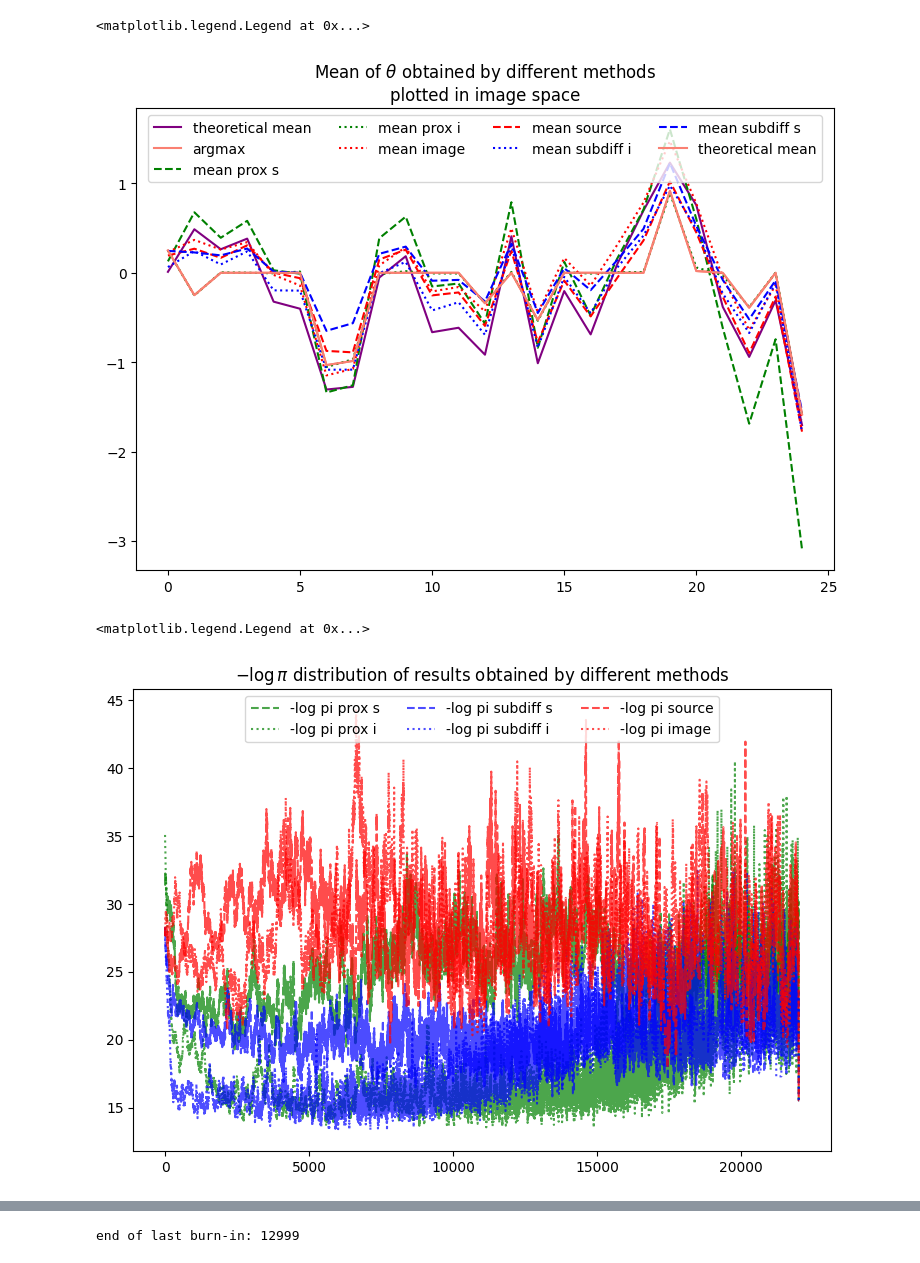
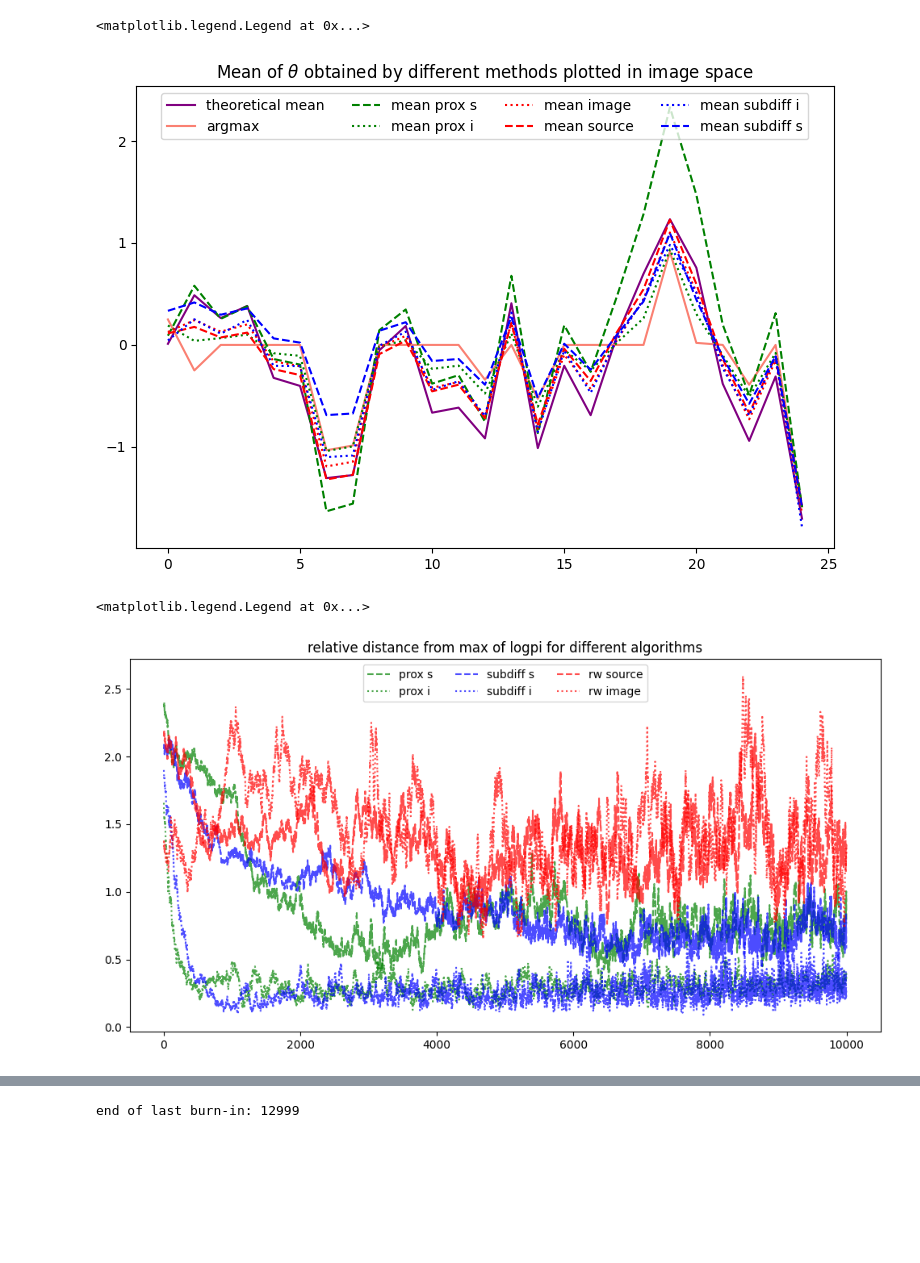
Before and after one commit to vetlerl/mcmc-epidemic, a Jupyter notebook: toy_example_graphics_new.ipynb, the cells around one changed output, grey strips where cells are left out. Cells and saved outputs as stored; diff of their text form; code cells hidden in the pictures; blank space fills up the shorter version.

```diff
--- a/toy_example_graphics_new.ipynb
+++ b/toy_example_graphics_new.ipynb
@@ -80,0 +110,18 @@ ax.legend(ncols=4)
+# %%
+data_rwimage= np.load("stuff/toymodel2MILrw_image.npz")
+theta_tab_rwimage = data_rwimage["theta_tab"]
+accepts_rwimage   = data_rwimage["accepts"]
+gammas_rwimage    = data_rwimage["gammas"]
+end_burnin_rwimage=data_rwimage["end_burnin"]
+# %%
+data_subdiffsource= np.load("stuff/toymodel2MILsubdiff_source.npz")
+theta_tab_subdiffsource = data_subdiffsource["theta_tab"]
+accepts_subdiffsource   = data_subdiffsource["accepts"]
+gammas_subdiffsource    = data_subdiffsource["gammas"]
+end_burnin_subdiffsource=data_subdiffsource["end_burnin"]
+# %%
+data_subdiffimage= np.load("stuff/toymodel2MILsubdiff_image.npz")
+theta_tab_subdiffimage = data_subdiffimage["theta_tab"]
+accepts_subdiffimage   = data_subdiffimage["accepts"]
+gammas_subdiffimage    = data_subdiffimage["gammas"]
+end_burnin_subdiffimage=data_subdiffimage["end_burnin"]
@@ -80,0 +158,12 @@ ax.legend(ncols=4)
+# %%
+#theta mean obtained from simulation
+
+mu, _ = ComputeMeans(T, Lambda, Y, a, b)
+x,  _  = ComputeArgmax(T, Lambda, Y, a, b)
+
+mean_proxsource = theta_tab_proxsource[end_burnin_proxsource:].mean(axis=0)
+mean_proximage = theta_tab_proximage[end_burnin_proximage:].mean(axis=0)
+mean_rwsource = theta_tab_rwsource[end_burnin_rwsource:].mean(axis=0)
+mean_rwimage = theta_tab_rwimage[end_burnin_rwimage:].mean(axis=0)
+mean_subdiffsource = theta_tab_subdiffsource[end_burnin_subdiffsource:].mean(axis=0)
+mean_subdiffimage = theta_tab_subdiffimage[end_burnin_subdiffimage:].mean(axis=0)
@@ -81,20 +186,19 @@ ax.legend(ncols=4)
 # %%
 fig,ax = plt.subplots(1,1,figsize=(9,6))
 _, mu_tilde = ComputeMeans(T, Lambda, Y, a, b)
 _, x_tilde  = ComputeArgmax(T, Lambda, Y, a, b)
 D = BuildD(T)
 
-ax.set_title(r"Mean of $\theta$ obtained by different methods"+"\nplotted in image space")
+ax.set_title(r"Mean of $\theta$ obtained by different methods plotted in image space")
 ax.plot(mu_tilde, label="theoretical mean", color="purple", linestyle="solid")
 ax.plot(x_tilde, label="argmax", color="salmon", linestyle="solid")
-ax.plot(D @ mean_prox_source, label="mean prox s", color="green", linestyle="dashed")
-ax.plot(D @ mean_prox_image, label="mean prox i", color="green", linestyle="dotted")
-ax.plot(D @ mean_image, label= "mean image", color="red", linestyle="dotted")
-ax.plot(D @ mean_source, label="mean source", color="red", linestyle="dashed")
-ax.plot(D @ mean_subdiff_image, label="mean subdiff i", color="blue", linestyle="dotted")
-ax.plot(D @ mean_subdiff_source, label="mean subdiff s", color="blue", linestyle="dashed")
-ax.plot(ComputeArgmax(T, Lambda, Y, a, b)[1], label="theoretical mean", color="salmon")
+ax.plot(D @ mean_proxsource, label="mean prox s", color="green", linestyle="dashed")
+ax.plot(D @ mean_proximage, label="mean prox i", color="green", linestyle="dotted")
+ax.plot(D @ mean_rwimage, label= "mean image", color="red", linestyle="dotted")
+ax.plot(D @ mean_rwsource, label="mean source", color="red", linestyle="dashed")
+ax.plot(D @ mean_subdiffimage, label="mean subdiff i", color="blue", linestyle="dotted")
+ax.plot(D @ mean_subdiffsource, label="mean subdiff s", color="blue", linestyle="dashed")
 ax.legend(ncols=4, loc="upper center")
 # %% [output]
 <matplotlib.legend.Legend at 0x...>
-[figure, old version]
+[figure, new version]
@@ -101,20 +225,15 @@ ax.legend(ncols=4, loc="upper center")
 # %%
-fig,ax = plt.subplots(1,1,figsize=(9,6))
-D = BuildD(T)
-U, Delta, Vt = BuildUVDelta(D)
-A = BuildA(Delta, Vt)
-sh = Buildsh(T,a,b)
-M = max([end_image,end_subdiff_image,end_prox_image,end_source,end_subdiff_source,end_prox_source])
+fig,ax = plt.subplots(1,1,figsize=(12,6))
 
-ax.set_title(r"$-\log{\pi}$ distribution of results obtained by different methods")
-ax.plot(-LogDistributionPi_Tab(sim_prox_source[:M], Y, A, D, sh, Lambda), color = "green", label = "-log pi prox s", linestyle="dashed", alpha=0.7)
-ax.plot(-LogDistributionPi_Tab(sim_prox_image[:M], Y, A, D, sh, Lambda), color = "green", label = "-log pi prox i", linestyle="dotted", alpha=0.7)
-ax.plot(-LogDistributionPi_Tab(sim_subdiff_source[:M], Y, A, D, sh, Lambda), color = "blue", label = "-log pi subdiff s", linestyle="dashed", alpha=0.7)
-ax.plot(-LogDistributionPi_Tab(sim_subdiff_image[:M], Y, A, D, sh, Lambda), color = "blue", label = "-log pi subdiff i", linestyle="dotted", alpha=0.7)
-ax.plot(-LogDistributionPi_Tab(sim_source[:M], Y, A, D, sh, Lambda), color = "red", label = "-log pi source", linestyle="dashed", alpha=0.7)
-ax.plot(-LogDistributionPi_Tab(sim_image[:M], Y, A, D, sh, Lambda), color = "red", label = "-log pi image", linestyle="dotted", alpha=0.7)
+ax.set_title("relative distance from max of logpi for different algorithms")
+ax.plot(np.abs((logpi_proxsource[:10000] - logpi_max)/logpi_max), color = "green", label = "prox s", linestyle="dashed", alpha=0.7)
+ax.plot(np.abs((logpi_proximage[:10000] - logpi_max)/logpi_max),  color = "green", label = "prox i", linestyle="dotted", alpha=0.7)
+ax.plot(np.abs((logpi_subdiffsource[:10000] - logpi_max)/logpi_max),  color = "blue", label = "subdiff s", linestyle="dashed", alpha=0.7)
+ax.plot(np.abs((logpi_subdiffimage[:10000] - logpi_max)/logpi_max), color = "blue", label = "subdiff i", linestyle="dotted", alpha=0.7)
+ax.plot(np.abs((logpi_rwsource[:10000] - logpi_max)/logpi_max), color = "red", label = "rw source", linestyle="dashed", alpha=0.7)
+ax.plot(np.abs((logpi_rwimage[:10000] - logpi_max)/logpi_max), color = "red", label = "rw image", linestyle="dotted", alpha=0.7)
 ax.legend(ncols=3, loc="upper center")
 # %% [output]
 <matplotlib.legend.Legend at 0x...>
-[figure, old version]
+[figure, new version]
 # %%
```
Also changed, not shown: parts of 31 cells of this notebook, 1 other file.
